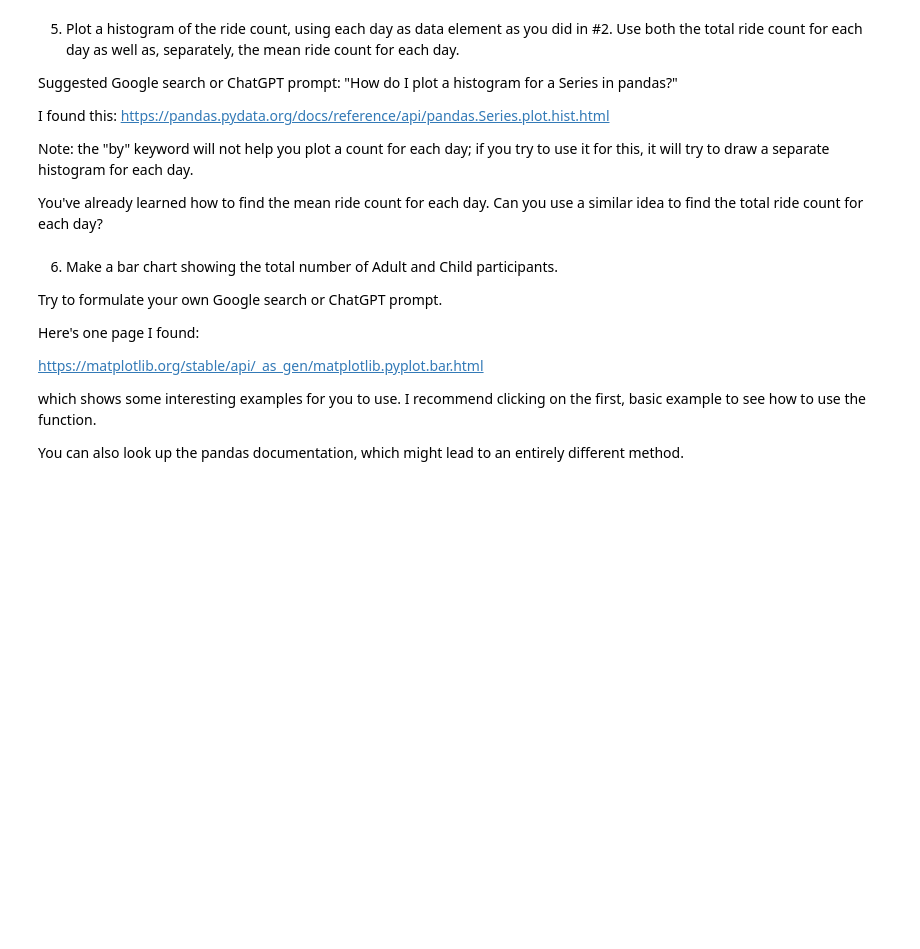
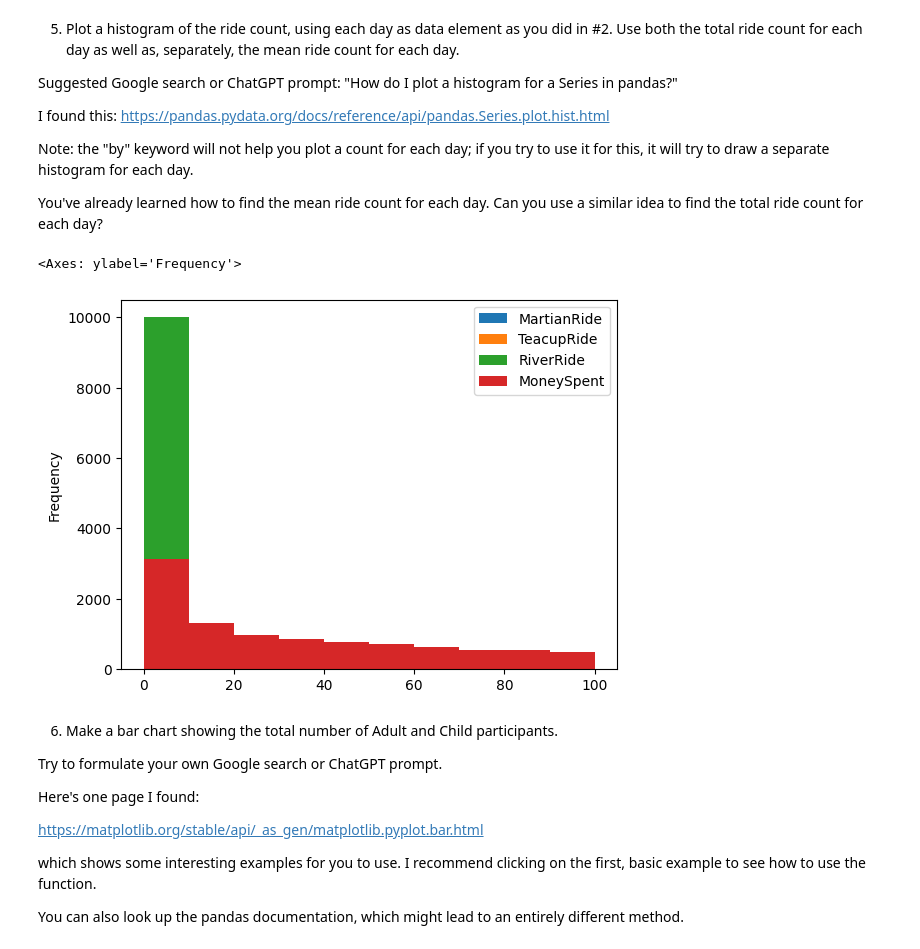
Before and after one commit to bu-sohan/AI-for-Leaders-Spring-2025, a Jupyter notebook: Week3.ipynb, the cells around one changed output. Saved outputs shown, nothing was run; the diff lists cells and outputs as text; code cells hidden in the pictures; blank space fills up the shorter version.

```diff
--- a/Week3.ipynb
+++ b/Week3.ipynb
@@ -214,6 +293,11 @@ I found this: https://pandas.pydata.org/docs/reference/api/pandas.Series.plot.hi
 Note: the "by" keyword will not help you plot a count for each day; if you try to use it for this, it will try to draw a separate histogram for each day.
 
 You've already learned how to find the mean ride count for each day.  Can you use a similar idea to find the total ride count for each day?
+# %%
+df.plot.hist(bins = 10)
+# %% [output]
+<Axes: ylabel='Frequency'>
+[figure, added]
 # %% [markdown]
 6. Make a bar chart showing the total number of Adult and Child participants.
 
```
Also changed, not shown: parts of 8 cells of this notebook.
